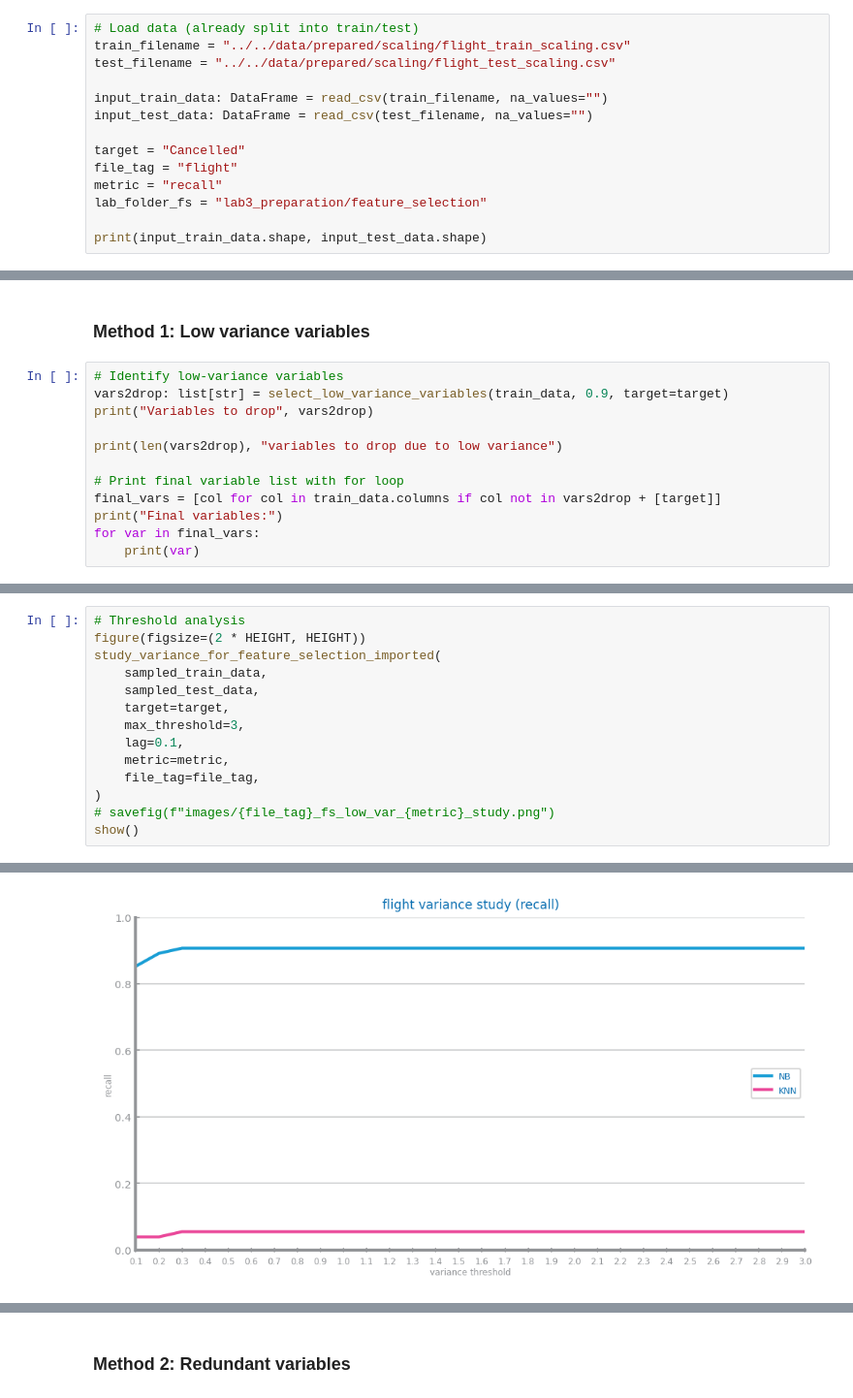
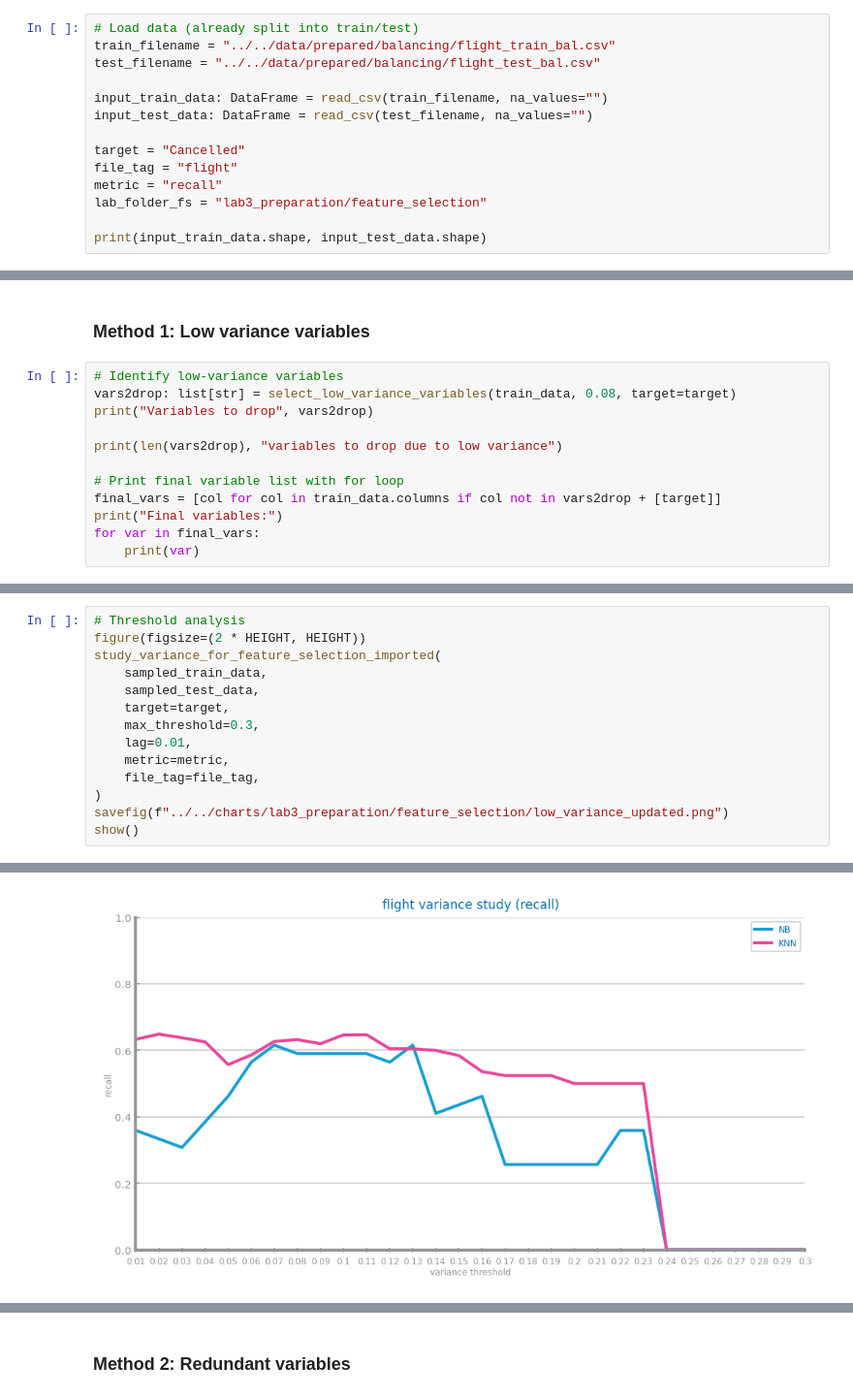
Before and after one commit to ch4uz/ds-project, a Jupyter notebook: classification/ds2_flight_cancellation/notebooks/ds2_lab3_preparation/ds2_lab3_feature_selection.ipynb, the cells around one changed output, grey strips where cells are left out. Shown at 97% size. Cells and saved outputs as stored; diff of their text form.

Commit message:
updated flight feature selection notebook

```diff
--- a/classification/ds2_flight_cancellation/notebooks/ds2_lab3_preparation/ds2_lab3_feature_selection.ipynb
+++ b/classification/ds2_flight_cancellation/notebooks/ds2_lab3_preparation/ds2_lab3_feature_selection.ipynb
@@ -10,7 +10,7 @@ from dslabs_functions import HEIGHT, evaluate_approach, plot_multiline_chart
 # %%
 # Load data (already split into train/test)
-train_filename = "../../data/prepared/scaling/flight_train_scaling.csv"
-test_filename = "../../data/prepared/scaling/flight_test_scaling.csv"
+train_filename = "../../data/prepared/balancing/flight_train_bal.csv"
+test_filename = "../../data/prepared/balancing/flight_test_bal.csv"
 
 input_train_data: DataFrame = read_csv(train_filename, na_values="")
 input_test_data: DataFrame = read_csv(test_filename, na_values="")
@@ -33,7 +33,7 @@ test_data = input_test_data.drop(columns=["FlightDate"], errors="ignore")
 ### Method 1: Low variance variables
 # %%
 # Identify low-variance variables
-vars2drop: list[str] = select_low_variance_variables(train_data, 0.9, target=target)
+vars2drop: list[str] = select_low_variance_variables(train_data, 0.08, target=target)
 print("Variables to drop", vars2drop)
 
 print(len(vars2drop), "variables to drop due to low variance")
@@ -166,11 +212,11 @@ study_variance_for_feature_selection_imported(
     sampled_train_data,
     sampled_test_data,
     target=target,
-    max_threshold=3,
-    lag=0.1,
+    max_threshold=0.3,
+    lag=0.01,
     metric=metric,
     file_tag=file_tag,
 )
-# savefig(f"images/{file_tag}_fs_low_var_{metric}_study.png")
+savefig(f"../../charts/lab3_preparation/feature_selection/low_variance_updated.png")
 show()
 # %% [output]
@@ -194 +223 @@ recall
-[figure, old version]
+[figure, new version]
```
Also changed, not shown: parts of 12 cells of this notebook.
